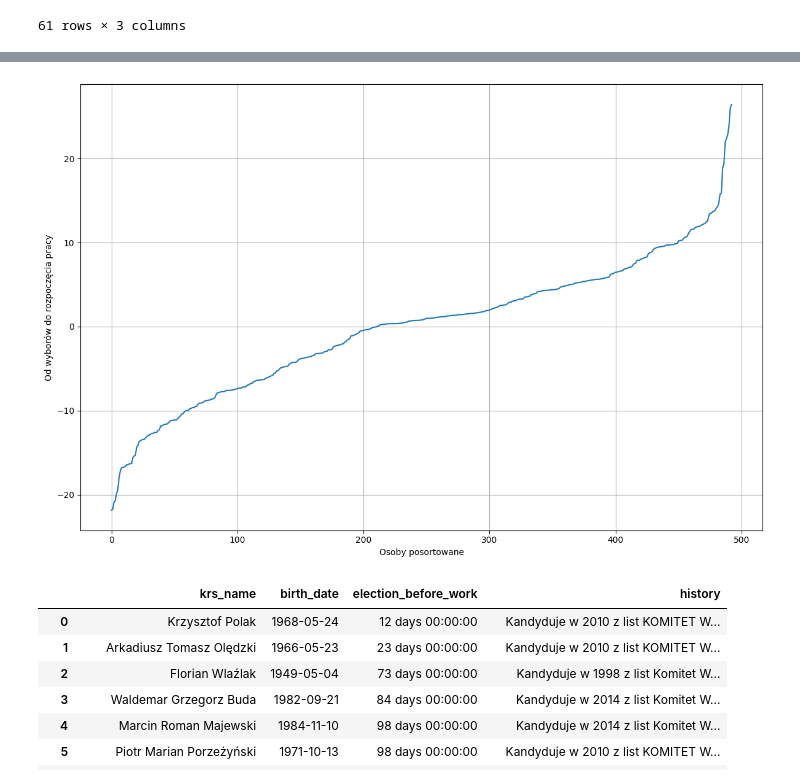
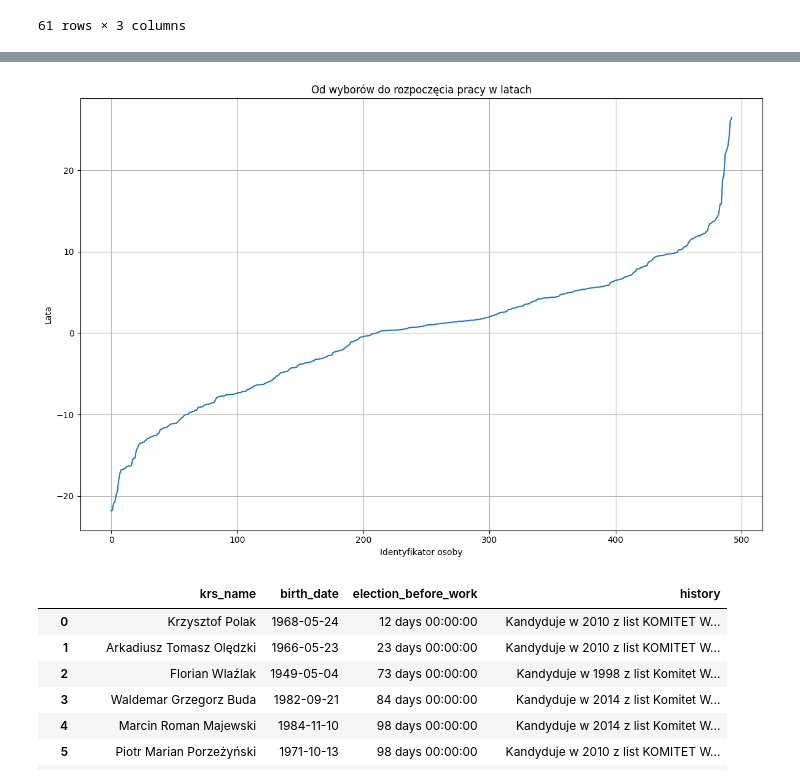
Before and after one commit to SzymonPajzert/koryta, a Jupyter notebook: data/scrapers/src/analysis/notebooks/People's regions.ipynb, the cells around one changed output, grey strips where cells are left out. Saved outputs shown, nothing was run; the diff lists cells and outputs as text; code cells hidden in the pictures.

```diff
--- a/data/scrapers/src/analysis/notebooks/People's regions.ipynb
+++ b/data/scrapers/src/analysis/notebooks/People's regions.ipynb
@@ -69,13 +119,14 @@ local_good[["last_employed", "employed_total_years"]].plot.scatter(x="last_emplo
 # %%
 plt.figure(figsize=(12, 8))
 ax = local_good["election_before_work"].apply(lambda duration: duration.days / 365).plot()
-ax.set_xlabel("Osoby posortowane")
-ax.set_ylabel("Od wyborów do rozpoczęcia pracy")
+ax.set_xlabel("Identyfikator osoby")
+ax.set_ylabel("Lata")
 ax.grid(True)
+ax.set_title("Od wyborów do rozpoczęcia pracy w latach")
 plt.tight_layout()
 plt.show()
 # %% [output]
-[figure, old version]
+[figure, new version]
 # %%
 d = date(year=1, month=1, day=1)
 zero_delta = d - d
```
Also changed, not shown: parts of 5 cells of this notebook, 1 other file.
